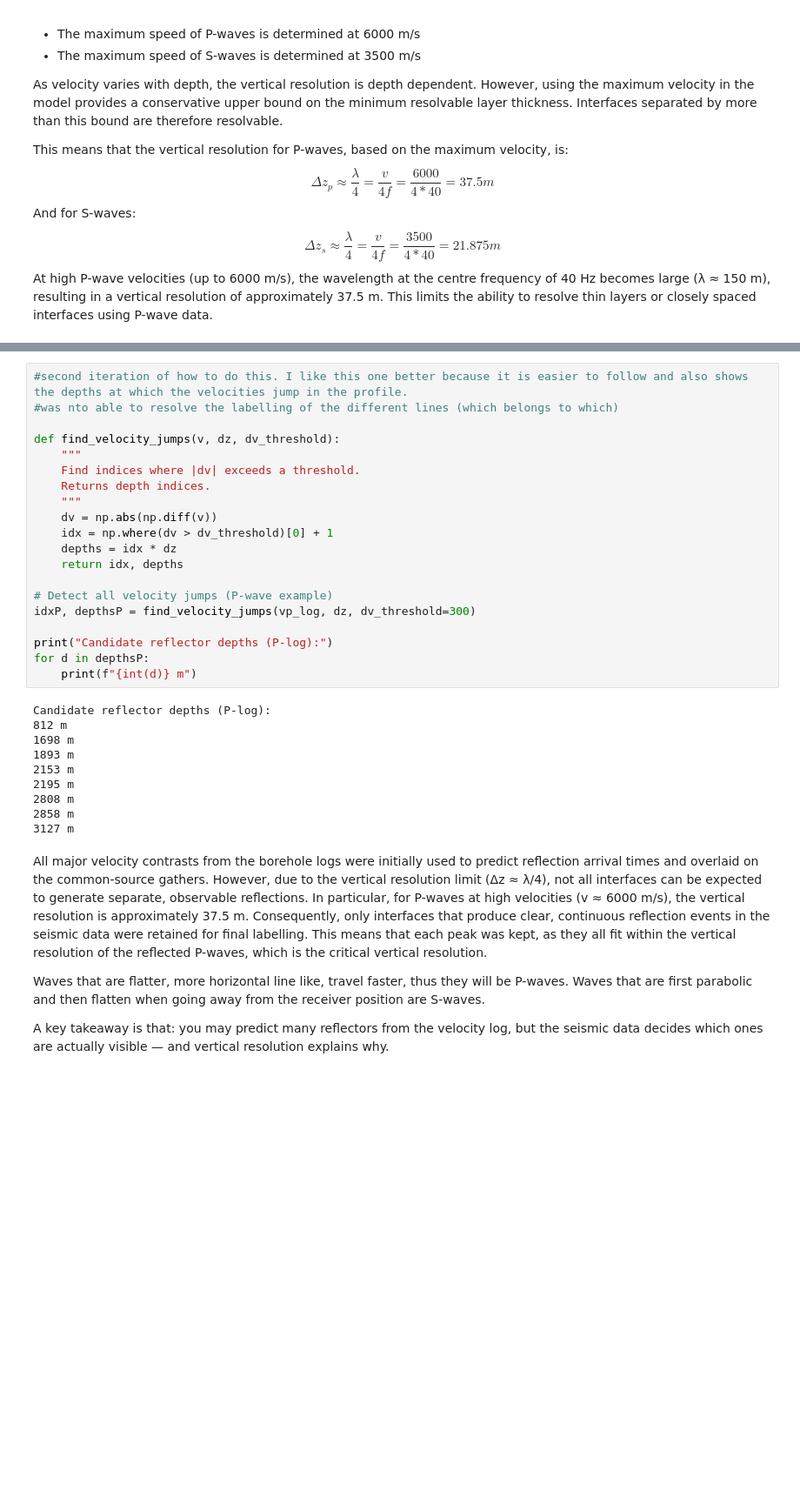
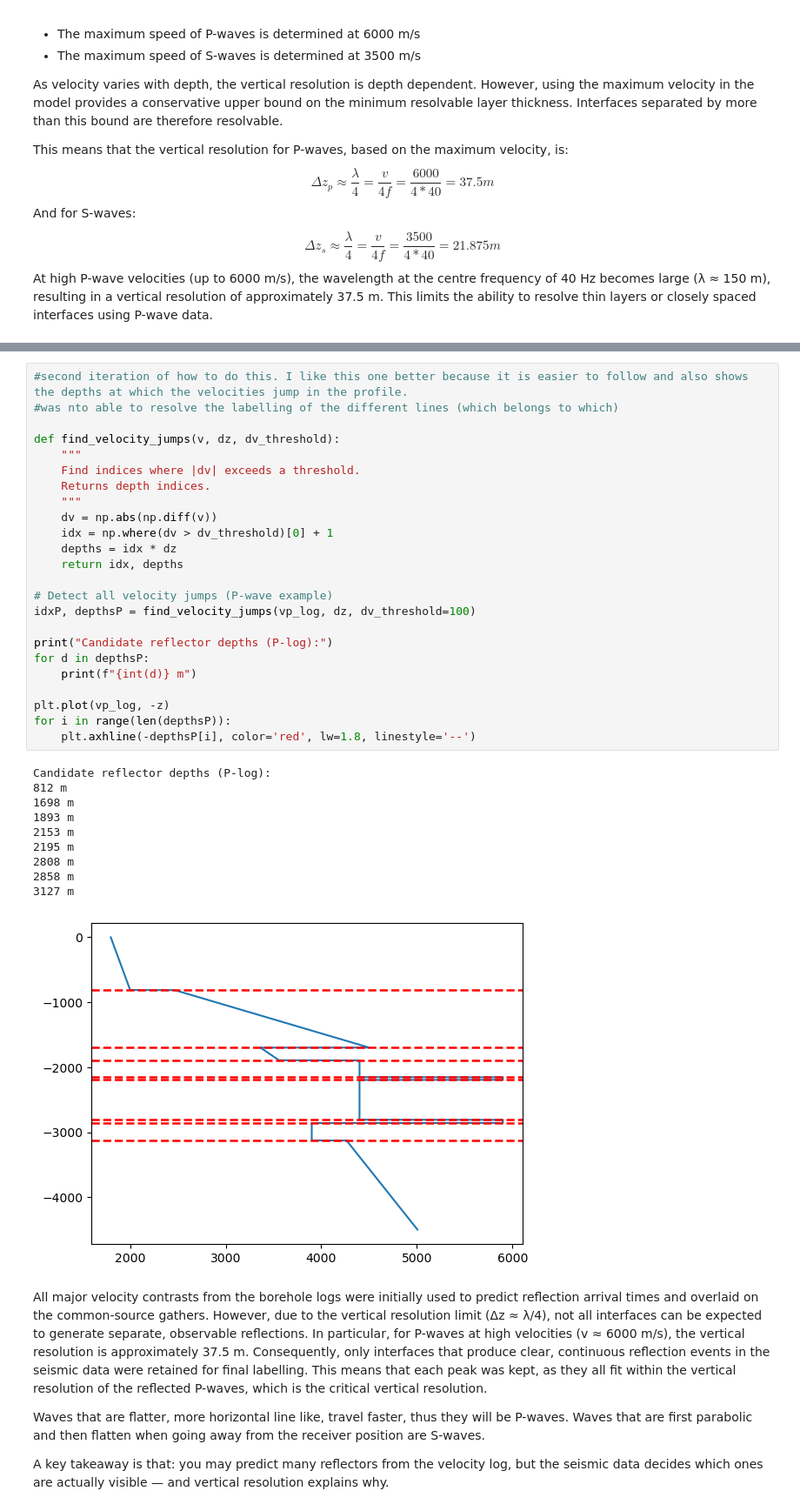
Before and after one commit to GijsvanGrieken/seismicity_groningen, a Jupyter notebook: Workshop_group2_final.ipynb, the cells around one changed output, grey strips where cells are left out. Shown at 87% size. Drawn from its saved outputs; the diff is of its cells as text; blank space fills up the shorter version.

```diff
--- a/Workshop_group2_final.ipynb
+++ b/Workshop_group2_final.ipynb
@@ -429,33 +363,38 @@ Saved deliverables:
 # %%
 #second iteration of how to do this. I like this one better because it is easier to follow and also shows the depths at which the velocities jump in the profile.
 #was nto able to resolve the labelling of the different lines (which belongs to which)
 
 def find_velocity_jumps(v, dz, dv_threshold):
     """
     Find indices where |dv| exceeds a threshold.
     Returns depth indices.
     """
     dv = np.abs(np.diff(v))
     idx = np.where(dv > dv_threshold)[0] + 1
     depths = idx * dz
     return idx, depths
 
 # Detect all velocity jumps (P-wave example)
-idxP, depthsP = find_velocity_jumps(vp_log, dz, dv_threshold=300)
+idxP, depthsP = find_velocity_jumps(vp_log, dz, dv_threshold=100)
 
 print("Candidate reflector depths (P-log):")
 for d in depthsP:
     print(f"{int(d)} m")
+
+plt.plot(vp_log, -z)
+for i in range(len(depthsP)):
+    plt.axhline(-depthsP[i], color='red', lw=1.8, linestyle='--')
 # %% [output]
 Candidate reflector depths (P-log):
 812 m
 1698 m
 1893 m
 2153 m
 2195 m
 2808 m
 2858 m
 3127 m
+[figure, added]
 # %% [markdown]
 All major velocity contrasts from the borehole logs were initially used to
 predict reflection arrival times and overlaid on the common-source gathers.
```
Also changed, not shown: parts of 19 cells of this notebook.
